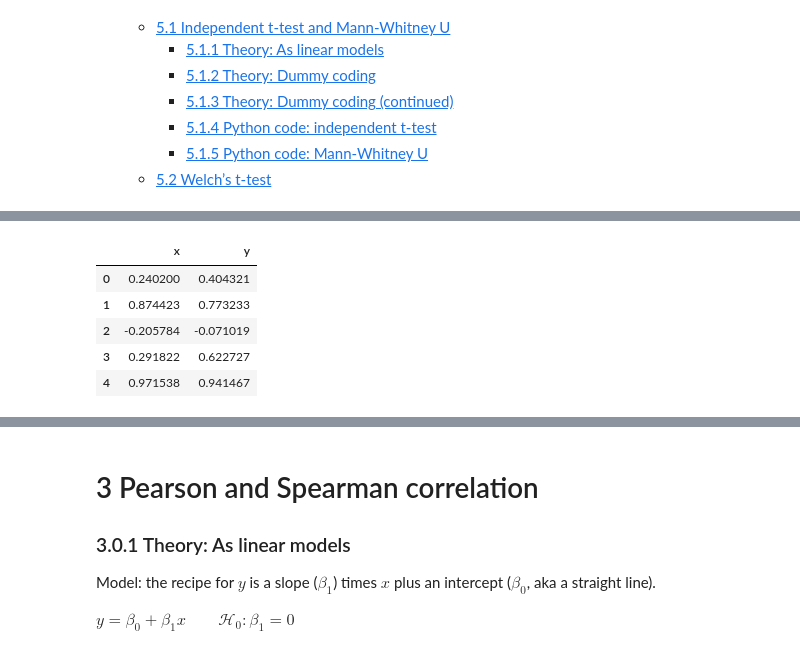
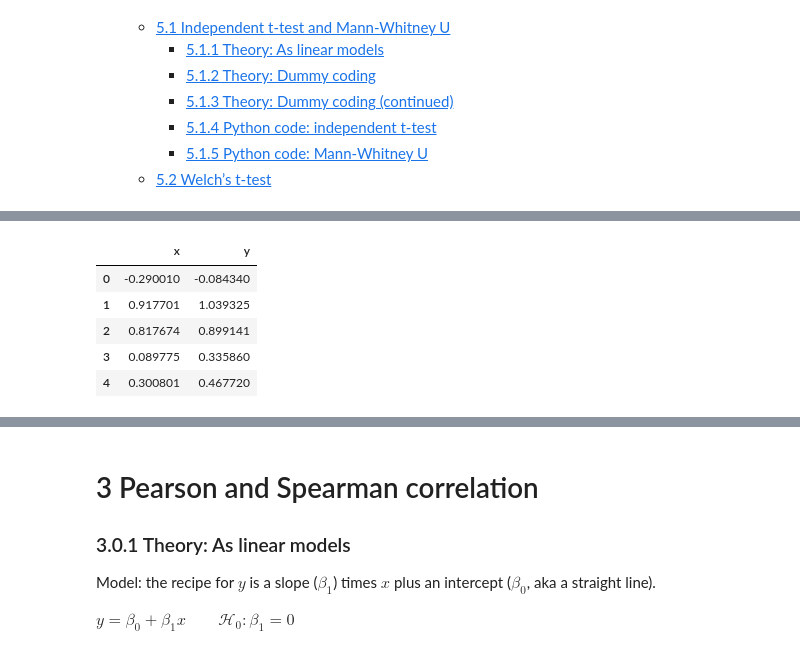
Before and after one commit to eigenfoo/tests-as-linear, a Jupyter notebook: tests-as-linear.ipynb, the cells around one changed output, grey strips where cells are left out. Cells and saved outputs as stored; diff of their text form; code cells hidden in the pictures.

```diff
--- a/tests-as-linear.ipynb
+++ b/tests-as-linear.ipynb
@@ -72,17 +70,17 @@ np.random.seed(1859)
 # %%
 # Correlated data with fixed correlation
 correlated_data = pd.DataFrame()
-correlated_data["x"] = np.random.normal(0.5, 0.5, 30)
-correlated_data["y"] = 0.8 * correlated_data["x"] + 0.2 + 0.1*np.random.randn(30)
+correlated_data["x"] = np.random.normal(0.5, 0.5, 20)
+correlated_data["y"] = 0.9 * correlated_data["x"] + 0.2 + 0.1*np.random.randn(20)
 
 correlated_data.head()
 # %% [output]
 |  | x | y |
-| 0 | 0.240200 | 0.404321 |
-| 1 | 0.874423 | 0.773233 |
-| 2 | -0.205784 | -0.071019 |
-| 3 | 0.291822 | 0.622727 |
-| 4 | 0.971538 | 0.941467 |
+| 0 | -0.290010 | -0.084340 |
+| 1 | 0.917701 | 1.039325 |
+| 2 | 0.817674 | 0.899141 |
+| 3 | 0.089775 | 0.335860 |
+| 4 | 0.300801 | 0.467720 |
 # %%
 data = pd.DataFrame()
 data["x"] = np.random.normal(loc=0.0, scale=1.0, size=50)  # Used in correlation where this is on x-axis
```
Also changed, not shown: parts of 15 cells of this notebook, 1 other file.
